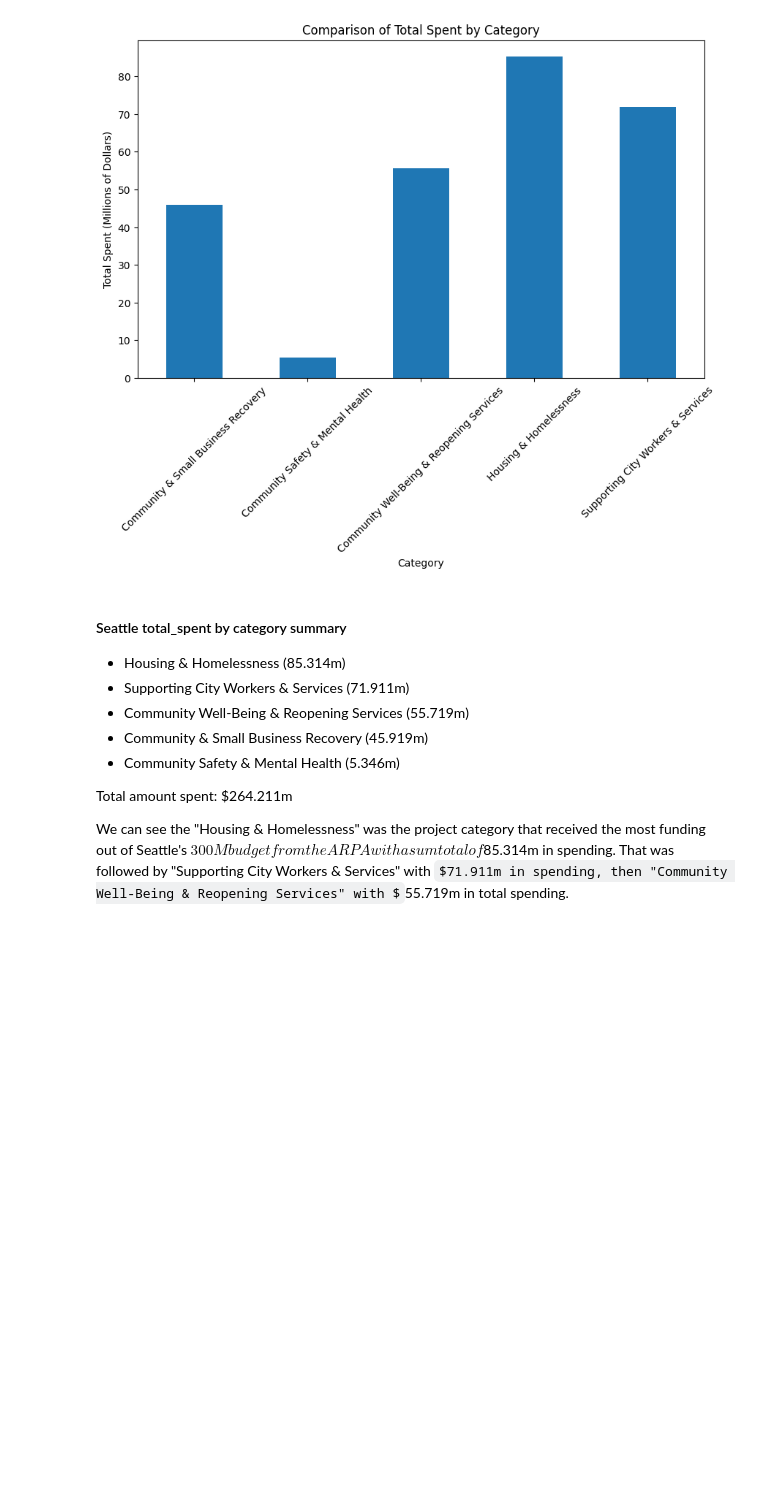
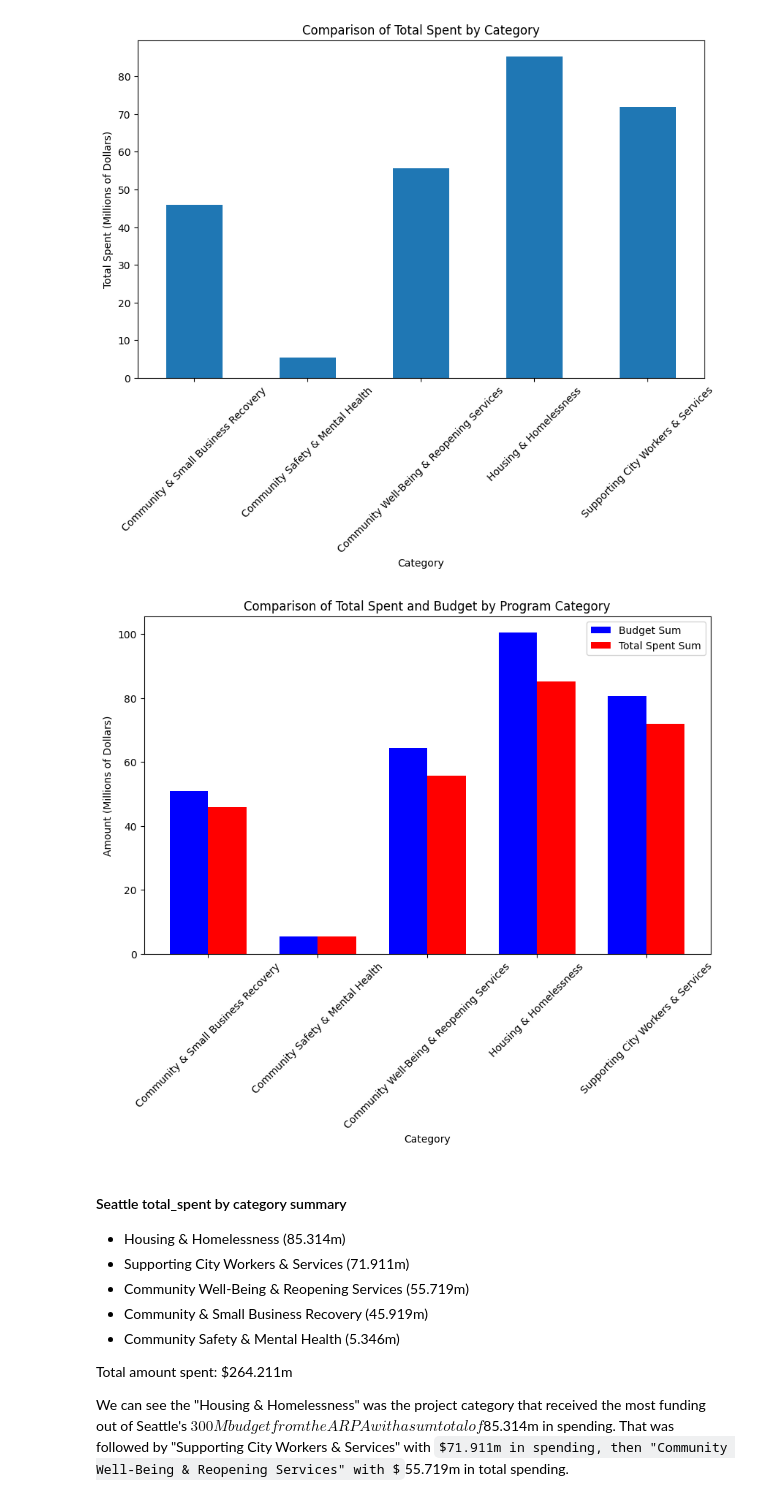
Before and after one commit to qldduong/AACUW_Team6, a Jupyter notebook: Quang_Data_Exploration.ipynb, the cells around one changed output. Saved outputs shown, nothing was run; the diff lists cells and outputs as text; code cells hidden in the pictures; some formulas as TeX source; blank space fills up the shorter version.

Commit message:
Visualizations for Seattle qualitative encoding

```diff
--- a/Quang_Data_Exploration.ipynb
+++ b/Quang_Data_Exploration.ipynb
@@ -89,16 +89,21 @@ print(seattle_df.head(10))
 # print(df['total spent'].agg))
 
 seattle_ag_df = seattle_df.groupby('category').agg(
-    category_sum = ("total_spent", "sum"),
-    category_avg = ("total_spent", "mean"),
+    budget_sum = ("budgeted", "sum"),
+    budget_avg = ("budgeted", "mean"),
+    spending_sum = ("total_spent", "sum"),
+    spending_avg = ("total_spent", "mean"),
     program_count = ("public_name", "count")
 )
 
+
 # Convert sum and average to millions
-seattle_ag_df['category_sum'] = seattle_ag_df['category_sum'] / 1000000
-seattle_ag_df['category_avg'] = seattle_ag_df['category_avg'] / 1000000
+seattle_ag_df['budget_sum'] = seattle_ag_df['budget_sum'] / 1000000
+seattle_ag_df['budget_avg'] = seattle_ag_df['budget_avg'] / 1000000
+seattle_ag_df['spending_sum'] = seattle_ag_df['spending_sum'] / 1000000
+seattle_ag_df['spending_avg'] = seattle_ag_df['spending_avg'] / 1000000
 
 print(seattle_ag_df)
 print("Total spending:")
-print(sum(seattle_ag_df["category_sum"]))
+print(sum(seattle_ag_df["spending_sum"]))
 # %% [output]
@@ -136,3 +141,33 @@ plt.title('Comparison of Total Spent by Category')
 plt.show()
 # %% [output]
 [figure]
+# %%
+## Bar graph comparing the total budgeted and the total spent by program category
+
+# Set the width of the bars
+bar_width = 0.35
+
+# Create a figure and axis
+fig, ax = plt.subplots(figsize=(10, 6))
+
+# Plot both the budget_sum and total_spent_sum as bars
+index = np.arange(len(seattle_ag_df))  # Position of the bars on the x-axis
+ax.bar(index, seattle_ag_df['budget_sum'], bar_width, label='Budget Sum', color='b')
+ax.bar(index + bar_width, seattle_ag_df['spending_sum'], bar_width, label='Total Spent Sum', color='r')
+
+# Set x-tick labels as the category names
+ax.set_xticks(index + bar_width / 2)
+ax.set_xticklabels(seattle_ag_df.index, rotation=45)
+
+# Adding labels and title
+ax.set_xlabel('Category')
+ax.set_ylabel('Amount (Millions of Dollars)')
+ax.set_title('Comparison of Total Spent and Budget by Program Category')
+
+# Adding legend
+ax.legend()
+
+# Show the plot
+plt.show()
+# %% [output]
+[figure, added]
```
Also changed, not shown: parts of 8 cells of this notebook, 2 other files.
